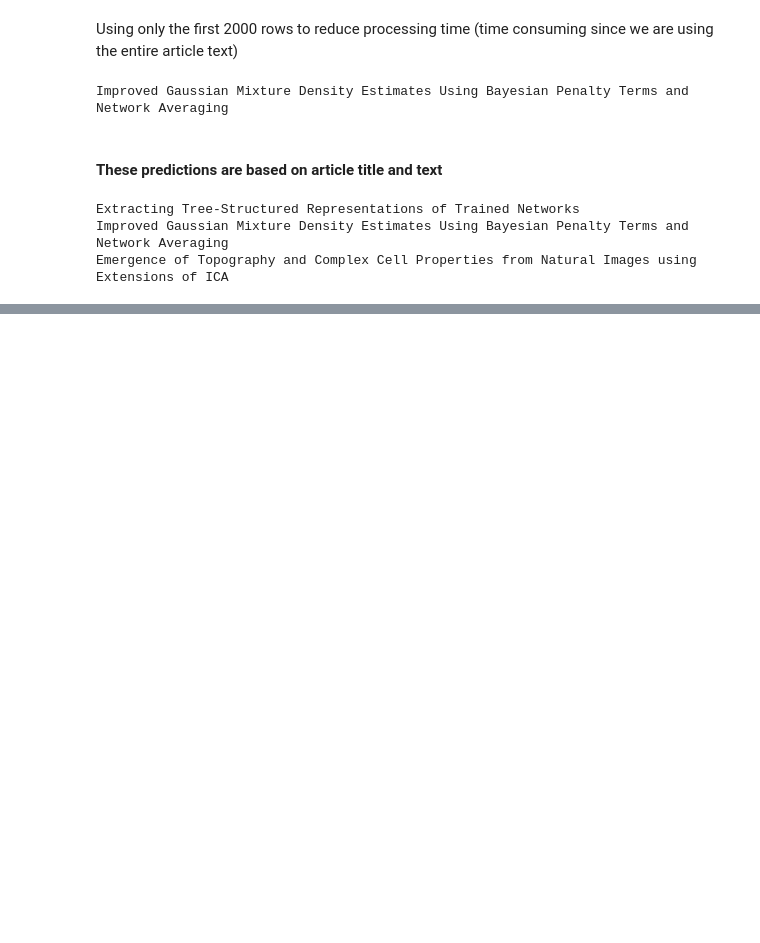
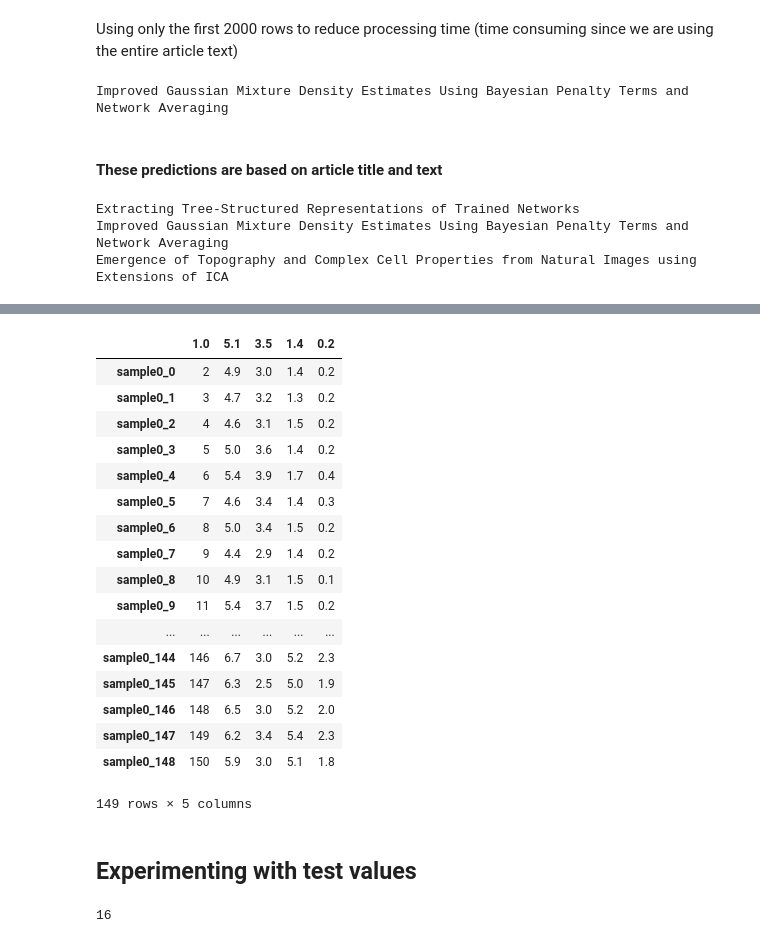
Before and after one commit to SidJain1412/LocalitySensitiveHashing, a Jupyter notebook: Experiments.ipynb, the cells around one changed output, grey strips where cells are left out. Cells and saved outputs as stored; diff of their text form; code cells hidden in the pictures; blank space fills up the shorter version.

```diff
--- a/Experiments.ipynb
+++ b/Experiments.ipynb
@@ -145,0 +223,23 @@ Emergence of Topography and Complex Cell Properties from Natural Images using Ex
+# %%
+pd.read_csv("Iris2.csv", index_col= 0)
+# %% [output]
+|  | 1.0 | 5.1 | 3.5 | 1.4 | 0.2 |
+| sample0_0 | 2 | 4.9 | 3.0 | 1.4 | 0.2 |
+| sample0_1 | 3 | 4.7 | 3.2 | 1.3 | 0.2 |
+| sample0_2 | 4 | 4.6 | 3.1 | 1.5 | 0.2 |
+| sample0_3 | 5 | 5.0 | 3.6 | 1.4 | 0.2 |
+| sample0_4 | 6 | 5.4 | 3.9 | 1.7 | 0.4 |
+| sample0_5 | 7 | 4.6 | 3.4 | 1.4 | 0.3 |
+| sample0_6 | 8 | 5.0 | 3.4 | 1.5 | 0.2 |
+| sample0_7 | 9 | 4.4 | 2.9 | 1.4 | 0.2 |
+| sample0_8 | 10 | 4.9 | 3.1 | 1.5 | 0.1 |
+| sample0_9 | 11 | 5.4 | 3.7 | 1.5 | 0.2 |
+| ... | ... | ... | ... | ... | ... |
+| sample0_144 | 146 | 6.7 | 3.0 | 5.2 | 2.3 |
+| sample0_145 | 147 | 6.3 | 2.5 | 5.0 | 1.9 |
+| sample0_146 | 148 | 6.5 | 3.0 | 5.2 | 2.0 |
+| sample0_147 | 149 | 6.2 | 3.4 | 5.4 | 2.3 |
+| sample0_148 | 150 | 5.9 | 3.0 | 5.1 | 1.8 |
+149 rows × 5 columns
+# %% [markdown]
+## Experimenting with test values
@@ -145,0 +248,7 @@ Emergence of Topography and Complex Cell Properties from Natural Images using Ex
+# %%
+items = ['Veg Pizza', 'Pepsi', 'Garlic Bread', 'Burger', 'Pasta', 'Paratha', 'Non Veg Pizza',
+         'Cheese dip', 'Thumbs up', 'Water', 'Taco', 'Nacho', 'French Fries', 'Cold coffee',
+         'Capuccino', 'Chocolate']
+len(items)
+# %% [output]
+16
```
Also changed, not shown: parts of 22 cells of this notebook.
